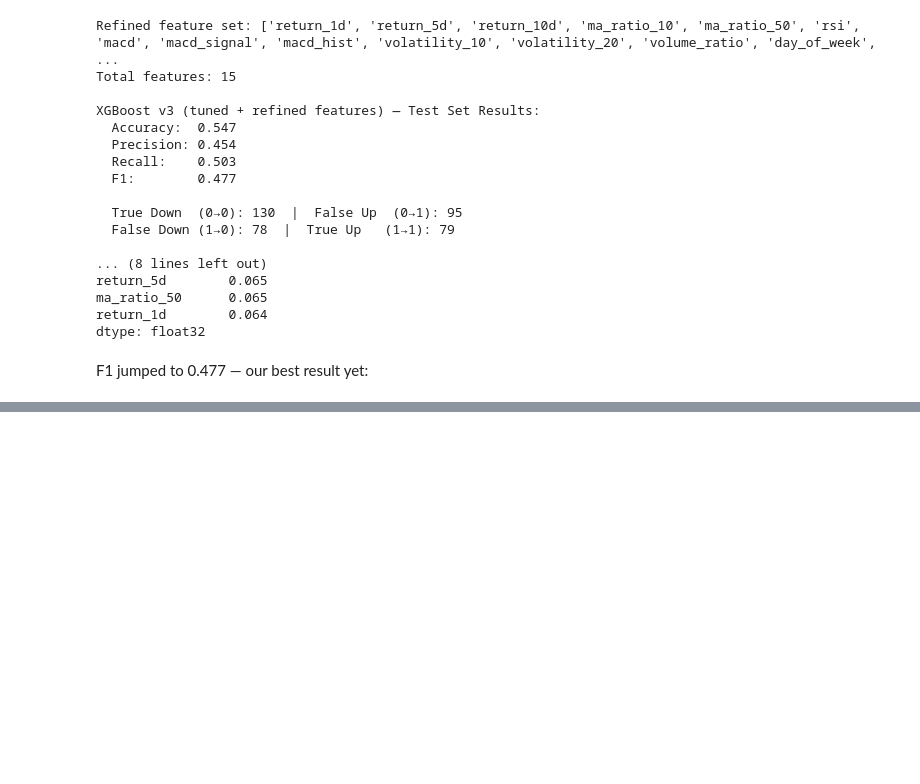
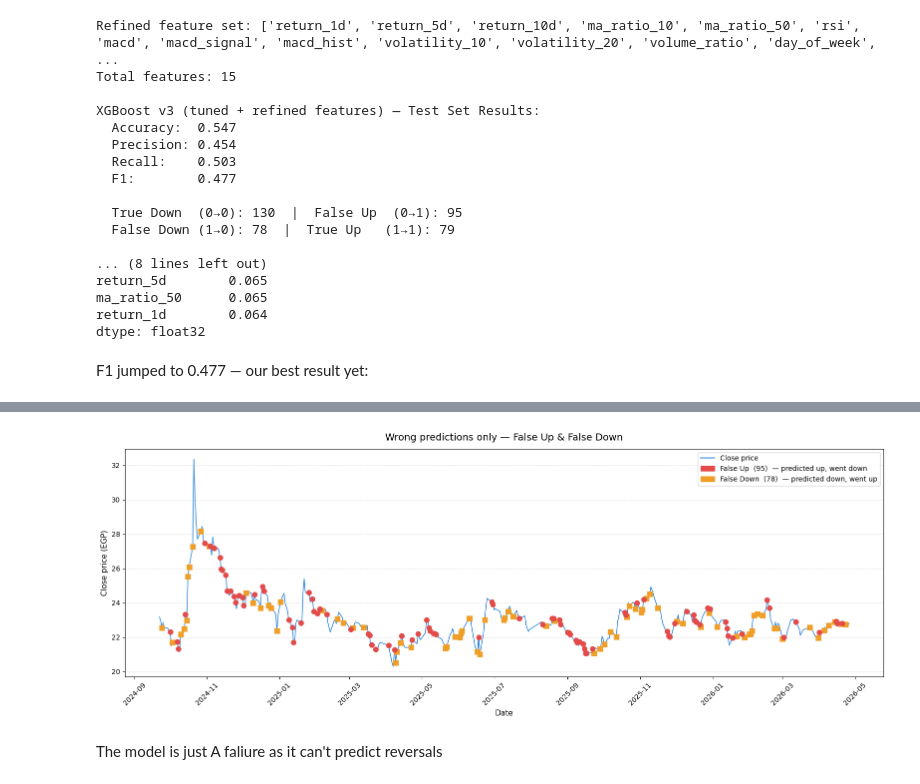
Before and after one commit to Abdelrahman2030/Ai_Trading, a Jupyter notebook: model_traning.ipynb, the cells around one changed output, grey strips where cells are left out. Drawn from its saved outputs; the diff is of its cells as text; code cells hidden in the pictures; blank space fills up the shorter version.

```diff
--- a/model_traning.ipynb
+++ b/model_traning.ipynb
@@ -459,0 +632,41 @@ dtype: float32
+# %%
+fig, ax = plt.subplots(figsize=(16, 6))
+
+# ── Price line ──────────────────────────────────────────────────────────
+ax.plot(viz_df['Date'], viz_df['Close'],
+        color='#378ADD', linewidth=1.2, zorder=1)
+
+# ── Wrong predictions only ──────────────────────────────────────────────
+wrong = viz_df[viz_df['Result'].isin(['False Up', 'False Down'])]
+
+colors  = {'False Up': '#E24B4A', 'False Down': '#EF9F27'}
+markers = {'False Up': 'o',       'False Down': 's'}
+
+for result, group in wrong.groupby('Result'):
+    ax.scatter(group['Date'], group['Close'],
+               color=colors[result],
+               marker=markers[result],
+               s=50, zorder=2, label=result)
+
+# ── Formatting ──────────────────────────────────────────────────────────
+ax.set_title('Wrong predictions only — False Up & False Down', fontsize=14, pad=12)
+ax.set_xlabel('Date', fontsize=11)
+ax.set_ylabel('Close price (EGP)', fontsize=11)
+ax.tick_params(axis='x', rotation=45)
+ax.grid(axis='y', linestyle='--', alpha=0.4)
+
+# ── Legend ──────────────────────────────────────────────────────────────
+legend_elements = [
+    mlines.Line2D([0],[0], color='#378ADD', linewidth=1.5, label='Close price'),
+    mpatches.Patch(color='#E24B4A', label=f"False Up  (95)  — predicted up, went down"),
+    mpatches.Patch(color='#EF9F27', label=f"False Down  (78)  — predicted down, went up"),
+]
+ax.legend(handles=legend_elements, loc='upper right', fontsize=10)
+
+plt.tight_layout()
+plt.savefig('egx_wrong_predictions.png', dpi=150, bbox_inches='tight')
+plt.show()
+# %% [output]
+[figure, added]
+# %% [markdown]
+The model is just A faliure as it can't predict reversals
```
Also changed, not shown: parts of 4 cells of this notebook, 2 other files.
